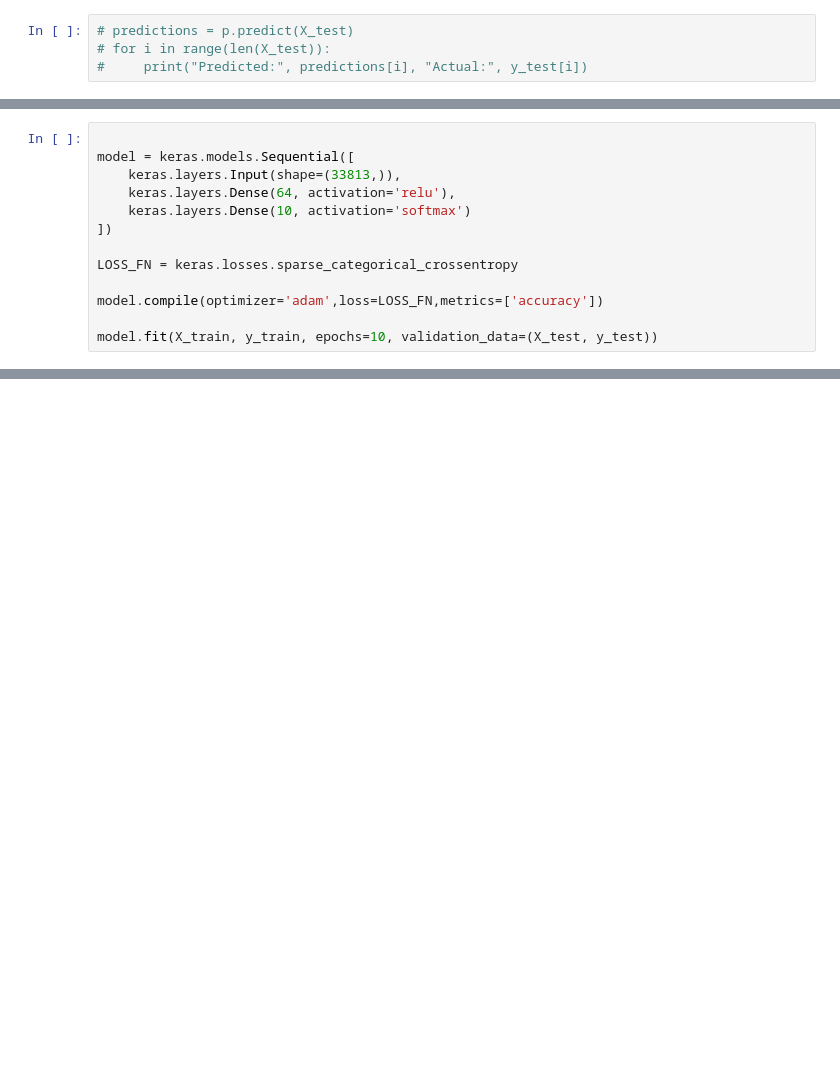
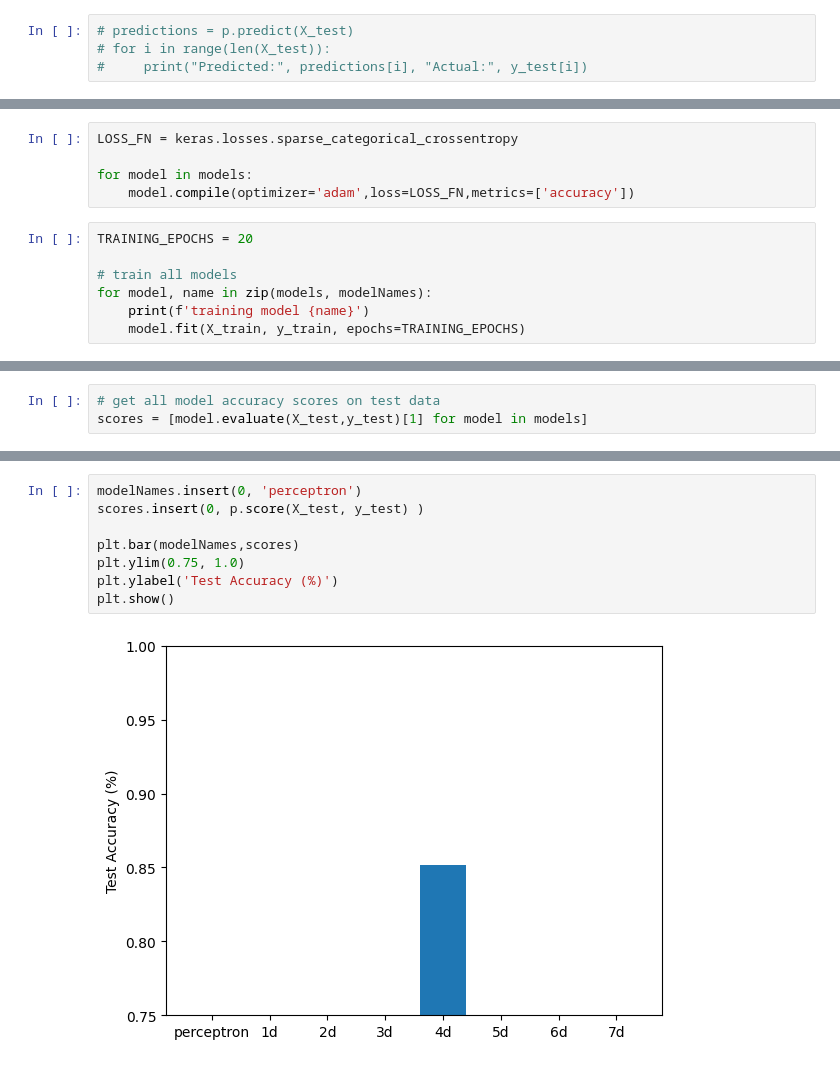
Before and after one commit to Khagendra01/CS-498, a Jupyter notebook: Algorithms/NeuralNetwork.ipynb, the cells around one changed output, grey strips where cells are left out. Saved outputs shown, nothing was run; the diff lists cells and outputs as text; blank space fills up the shorter version.

```diff
--- a/Algorithms/NeuralNetwork.ipynb
+++ b/Algorithms/NeuralNetwork.ipynb
@@ -48,13 +79,0 @@ plt.matshow(cm)
-# %%
-
-model = keras.models.Sequential([
-    keras.layers.Input(shape=(33813,)),
-    keras.layers.Dense(64, activation='relu'),
-    keras.layers.Dense(10, activation='softmax')
-])
-
-LOSS_FN = keras.losses.sparse_categorical_crossentropy
-
-model.compile(optimizer='adam',loss=LOSS_FN,metrics=['accuracy'])
-
-model.fit(X_train, y_train, epochs=10, validation_data=(X_test, y_test))
@@ -82,0 +154,12 @@ Epoch 10/10
+# %%
+LOSS_FN = keras.losses.sparse_categorical_crossentropy
+
+for model in models:
+    model.compile(optimizer='adam',loss=LOSS_FN,metrics=['accuracy'])
+# %%
+TRAINING_EPOCHS = 20
+
+# train all models
+for model, name in zip(models, modelNames):
+    print(f'training model {name}')
+    model.fit(X_train, y_train, epochs=TRAINING_EPOCHS)
@@ -82,0 +184,3 @@ Epoch 10/10
+# %%
+# get all model accuracy scores on test data
+scores = [model.evaluate(X_test,y_test)[1] for model in models]
@@ -82,0 +195,10 @@ Epoch 10/10
+# %%
+modelNames.insert(0, 'perceptron')
+scores.insert(0, p.score(X_test, y_test) )
+
+plt.bar(modelNames,scores)
+plt.ylim(0.75, 1.0)
+plt.ylabel('Test Accuracy (%)')
+plt.show()
+# %% [output]
+[figure, added]
```
Also changed, not shown: parts of 12 cells of this notebook, 12 other files.
